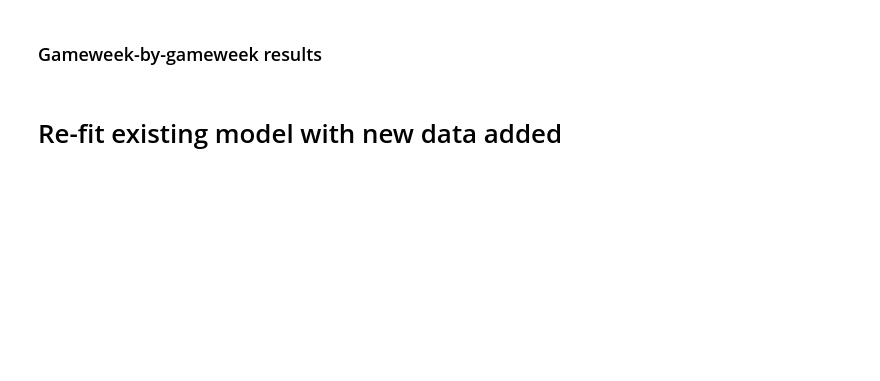
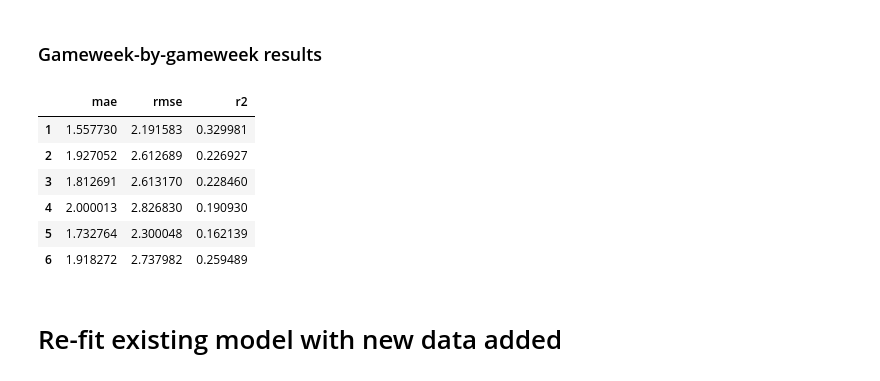
Before and after one commit to jaksticks/Fantasy-Premier-League, a Jupyter notebook: season23_24/notebooks/3_evaluate_and_train_model.ipynb, the cells around one changed output. Saved outputs shown, nothing was run; the diff lists cells and outputs as text; code cells hidden in the pictures; blank space fills up the shorter version.

```diff
--- a/season23_24/notebooks/3_evaluate_and_train_model.ipynb
+++ b/season23_24/notebooks/3_evaluate_and_train_model.ipynb
@@ -136,17 +155,25 @@ print(f'r^2: {r2}')
 # %%
 gameweeks = data_for_evaluation.gameweek.unique()
 metrics_list = []
 for my_gameweek in gameweeks:
     gameweek_ix = data_for_evaluation[data_for_evaluation.gameweek==my_gameweek].index
     mae, rmse, r2 = calculate_performance_metrics(y_true.loc[gameweek_ix].values.flatten(), y_predicted[gameweek_ix], plot=False)
     metrics_list.append([mae, rmse, r2])
     metrics_dict = {'mae_gameweek':mae, 'rmse_gameweek':rmse, 'r2_gameweek':r2}
-    mlflow.log_metrics(metrics_dict, step=my_gameweek)
+    #mlflow.log_metrics(metrics_dict, step=my_gameweek)
 
 metrics = pd.DataFrame(metrics_list, columns=['mae', 'rmse', 'r2'], index=gameweeks)
 display(metrics)
 
 px.line(x=metrics.index, y=metrics.r2, labels={'x':'gameweek', 'y':'r^2'}, markers=True)
+# %% [output]
+|  | mae | rmse | r2 |
+| 1 | 1.557730 | 2.191583 | 0.329981 |
+| 2 | 1.927052 | 2.612689 | 0.226927 |
+| 3 | 1.812691 | 2.613170 | 0.228460 |
+| 4 | 2.000013 | 2.826830 | 0.190930 |
+| 5 | 1.732764 | 2.300048 | 0.162139 |
+| 6 | 1.918272 | 2.737982 | 0.259489 |
 # %% [markdown]
 # Re-fit existing model with new data added
 # %%
```
Also changed, not shown: parts of 6 cells of this notebook, 23 other files.
